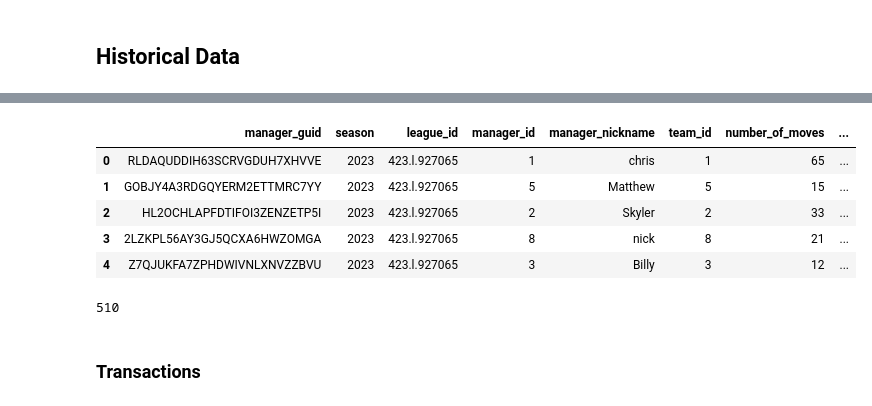
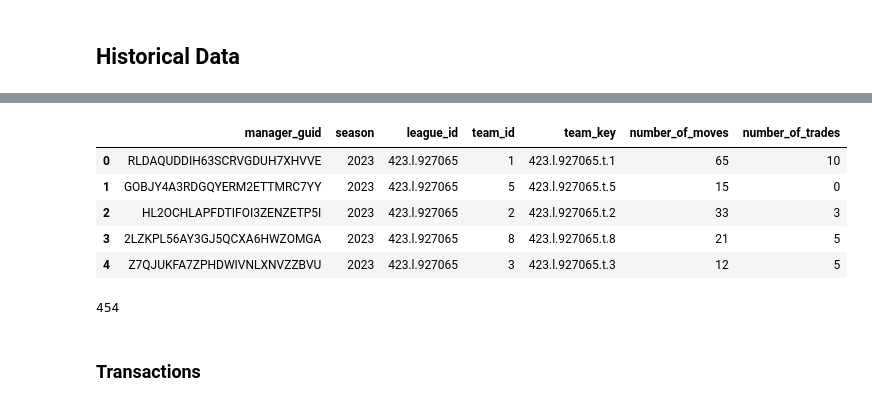
Before and after one commit to mduffy23/Yahoo-Fantasy-Football-Reporting, a Jupyter notebook: MercyFantasy.ipynb, the cells around one changed output, grey strips where cells are left out. Drawn from its saved outputs; the diff is of its cells as text; code cells hidden in the pictures.

```diff
--- a/MercyFantasy.ipynb
+++ b/MercyFantasy.ipynb
@@ -38,5 +191,6 @@ engine = create_engine(f"postgresql://{user}:{password}@{host}:{port}/{database}
 # %%
-for year in (2023, 2024, 2025):
+# Available Leagues
+for year in (2023, 2024, 2025, 2026):
     league_ids = gm.league_ids(year)
 
     for lid in league_ids:
@@ -53,0 +202,5 @@ League ID: 461.l.1390291 | Name: Montauk Monster | Season: 2025
+# %%
+league_ids = gm.league_ids()
+
+for lid in league_ids:
+    lg = gm.to_league(lid)
@@ -127,16 +284,16 @@ for year, league_id in idMap.items():
                                 "manager_guid": guid,
                                 "season": year,
                                 "league_id": league_id,
-                                "manager_id": manager_id,
-                                "manager_nickname": nickname,
                                 "team_id": team_id,
                                 "team_key": team_key,
                                 "number_of_moves": num_moves,
-                                "number_of_trades": num_trades
+                                "number_of_trades": num_trades,
+                                'manager_nickname': nickname
                             })
 
                         # --- Add a flattened record ---
                         rows.append({
+                            "season": year,
                             "week": week,
                             "week_start": week_start,
                             "week_end": week_end,
@@ -155,7 +312,9 @@ for year, league_id in idMap.items():
                         })
 
 matchups_df = pd.DataFrame(rows)
-managers_df = pd.DataFrame(managers)
+manager_seasons_df = pd.DataFrame(managers)
+managers_df = manager_seasons_df[['manager_guid', 'manager_nickname']].drop_duplicates()
+manager_seasons_df = manager_seasons_df.drop(columns=['manager_nickname'])
 # %%
 matchups_df.tail(5)
 # %% [output]
@@ -168,12 +327,12 @@ matchups_df.tail(5)
 # %%
-managers_df.head(5)
+manager_seasons_df.head(5)
 # %% [output]
-|  | manager_guid | season | league_id | manager_id | manager_nickname | team_id | number_of_moves | ... |
-| 0 | RLDAQUDDIH63SCRVGDUH7XHVVE | 2023 | 423.l.927065 | 1 | chris | 1 | 65 | ... |
-| 1 | GOBJY4A3RDGQYERM2ETTMRC7YY | 2023 | 423.l.927065 | 5 | Matthew | 5 | 15 | ... |
-| 2 | HL2OCHLAPFDTIFOI3ZENZETP5I | 2023 | 423.l.927065 | 2 | Skyler | 2 | 33 | ... |
-| 3 | 2LZKPL56AY3GJ5QCXA6HWZOMGA | 2023 | 423.l.927065 | 8 | nick | 8 | 21 | ... |
-| 4 | Z7QJUKFA7ZPHDWIVNLXNVZZBVU | 2023 | 423.l.927065 | 3 | Billy | 3 | 12 | ... |
+|  | manager_guid | season | league_id | team_id | team_key | number_of_moves | number_of_trades |
+| 0 | RLDAQUDDIH63SCRVGDUH7XHVVE | 2023 | 423.l.927065 | 1 | 423.l.927065.t.1 | 65 | 10 |
+| 1 | GOBJY4A3RDGQYERM2ETTMRC7YY | 2023 | 423.l.927065 | 5 | 423.l.927065.t.5 | 15 | 0 |
+| 2 | HL2OCHLAPFDTIFOI3ZENZETP5I | 2023 | 423.l.927065 | 2 | 423.l.927065.t.2 | 33 | 3 |
+| 3 | 2LZKPL56AY3GJ5QCXA6HWZOMGA | 2023 | 423.l.927065 | 8 | 423.l.927065.t.8 | 21 | 5 |
+| 4 | Z7QJUKFA7ZPHDWIVNLXNVZZBVU | 2023 | 423.l.927065 | 3 | 423.l.927065.t.3 | 12 | 5 |
 # %%
 all_players = []
 
@@ -203,18 +362,28 @@ for year, league_id in idMap.items():
 
 roster = pd.DataFrame(all_players)
 # %%
-managers_df.to_sql('managers', engine, if_exists='replace', index=False, dtype={
+with engine.begin() as conn:
+    conn.execute(text("TRUNCATE TABLE managers RESTART IDENTITY CASCADE;"))
+    conn.execute(text("TRUNCATE TABLE manager_seasons RESTART IDENTITY CASCADE;"))
+    conn.execute(text("TRUNCATE TABLE matchups RESTART IDENTITY CASCADE;"))
+
+managers_df.to_sql('managers', engine, if_exists='append', index=False, dtype={
     "manager_guid": String(50),      # unique Yahoo GUID (e.g., 'GOBJY4A3RDGQYERM2ETTMRC7YY')
-    "season": Integer(),             # year (e.g., 2025)
-    "league_id": String(50),          # numeric league ID
-    "manager_id": Integer(),         # Yahoo manager ID
     "manager_nickname": String(50),  # manager's nickname ('Matthew')
+    })
+
+manager_seasons_df.to_sql('manager_seasons', engine, if_exists='replace', index=False, dtype={
+    "manager_guid": String(50),      # unique Yahoo GUID (e.g., 'GOBJY4A3RDGQYERM2ETTMRC7YY')
+    "season": Integer(),             # Season year
+    "league_id": String(50),         # numeric league ID
     "team_id": Integer(),            # numeric team ID
+    "team_key": String(50),         # Yahoo team key (e.g., "449.l.12345.t.1")
     "number_of_moves": Integer(),    # total moves made
     "number_of_trades": Integer()    # total trades made
     })
 
-matchups_df.to_sql('matchups', engine, if_exists='replace', index=False, dtype={
+matchups_df.to_sql('matchups', engine, if_exists='append', index=False, dtype={
+    "season": Integer(),            # Season year
     "week": Integer(),              # week number (1–18)
     "week_start": Date(),           # start date of the week
     "week_end": Date(),             # end date of the week
@@ -233,7 +402,7 @@ matchups_df.to_sql('matchups', engine, if_exists='replace', index=False, dtype={
 })
 
 roster.to_sql('roster', engine, if_exists='replace', index=False, dtype={
-    "season": Integer(),          # year like 2025
+    "season": Integer(),          # Season year
     "week": Integer(),            # week number (1–18)
     "team_key": String(50),       # Yahoo team key (short ID)
     "team_name": String(100),     # team name ("Hail Mary john")
@@ -245,7 +414,7 @@ roster.to_sql('roster', engine, if_exists='replace', index=False, dtype={
     "points": Float(),            # fantasy points (decimal)
 })
 # %% [output]
-510
+454
 # %% [markdown]
 ### Transactions
 # %%
```
Also changed, not shown: parts of 40 cells of this notebook, 8 other files.
